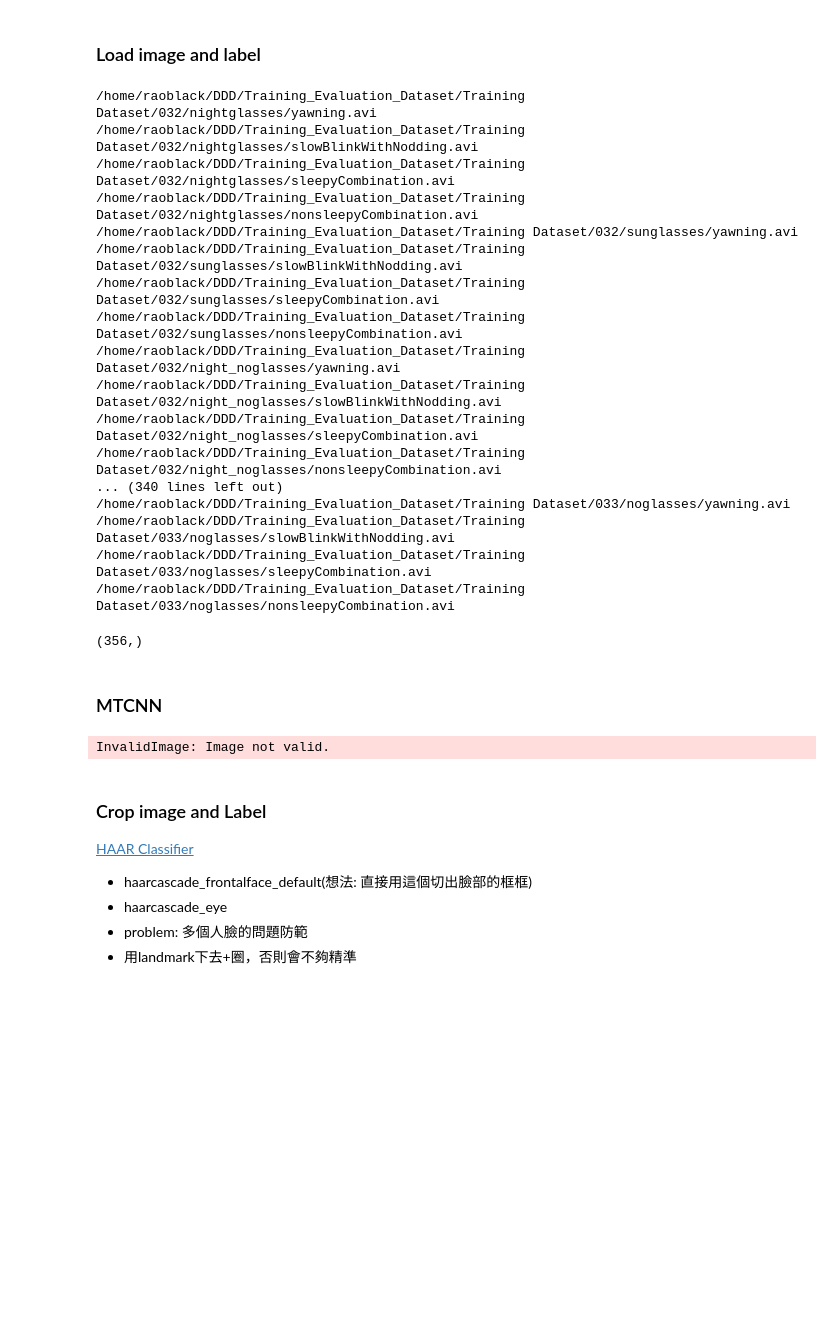
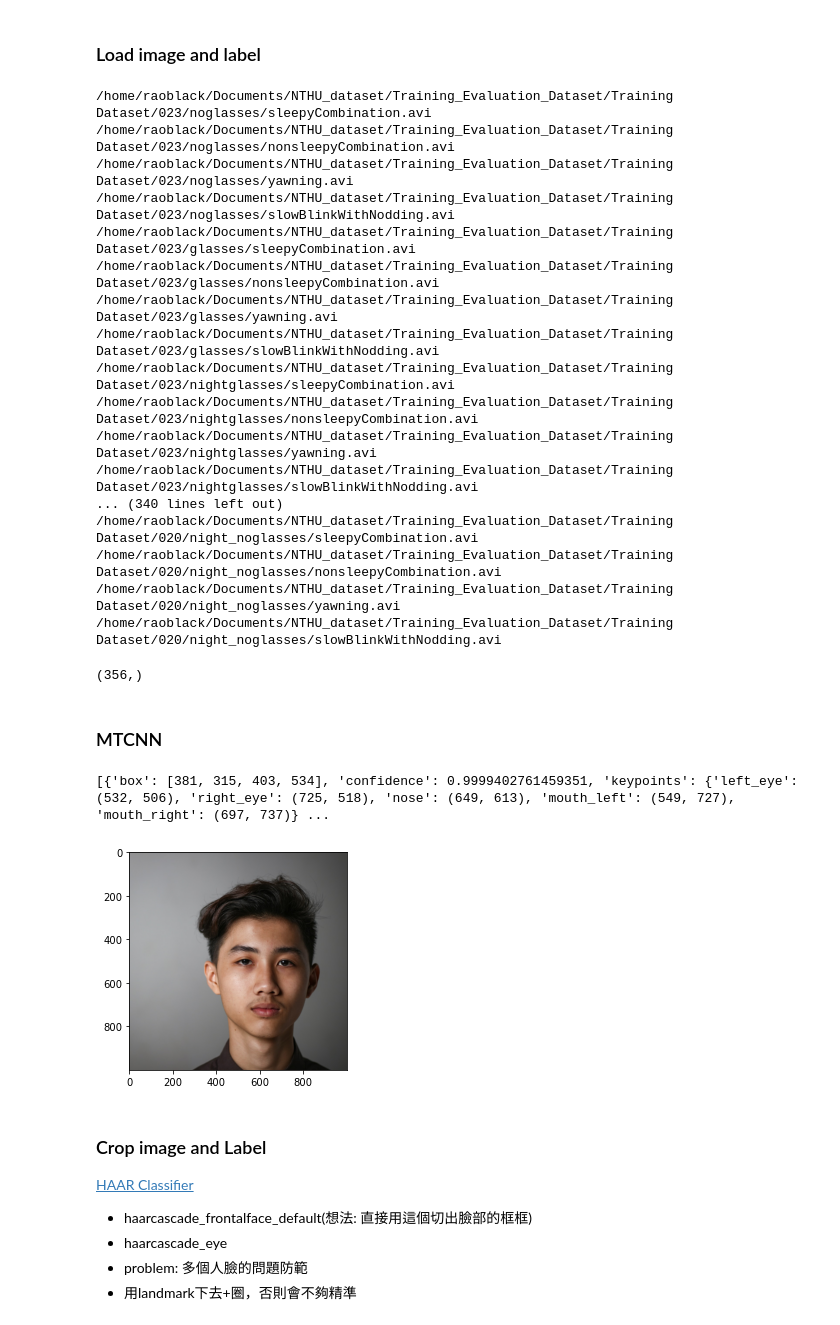
Before and after one commit to kung-bill/Driver_Drowsiness_Detection, a Jupyter notebook: Main.ipynb, the cells around one changed output. Cells and saved outputs as stored; diff of their text form; code cells hidden in the pictures; blank space fills up the shorter version.

```diff
--- a/Main.ipynb
+++ b/Main.ipynb
@@ -4,7 +4,7 @@
 import os
 import numpy as np
 
-path = '/home/raoblack/DDD/Training_Evaluation_Dataset/Training Dataset/'
+path = '/home/raoblack/Documents/NTHU_dataset/Training_Evaluation_Dataset/Training Dataset/'
 
 files = []
 # r=root, d=directories, f = files
@@ -17,35 +17,42 @@ for f in files:
     print(f)
 np.array(files).shape
 # %% [output]
-/home/raoblack/DDD/Training_Evaluation_Dataset/Training Dataset/032/nightglasses/yawning.avi
-/home/raoblack/DDD/Training_Evaluation_Dataset/Training Dataset/032/nightglasses/slowBlinkWithNodding.avi
-/home/raoblack/DDD/Training_Evaluation_Dataset/Training Dataset/032/nightglasses/sleepyCombination.avi
-/home/raoblack/DDD/Training_Evaluation_Dataset/Training Dataset/032/nightglasses/nonsleepyCombination.avi
-/home/raoblack/DDD/Training_Evaluation_Dataset/Training Dataset/032/sunglasses/yawning.avi
-/home/raoblack/DDD/Training_Evaluation_Dataset/Training Dataset/032/sunglasses/slowBlinkWithNodding.avi
-/home/raoblack/DDD/Training_Evaluation_Dataset/Training Dataset/032/sunglasses/sleepyCombination.avi
-/home/raoblack/DDD/Training_Evaluation_Dataset/Training Dataset/032/sunglasses/nonsleepyCombination.avi
-/home/raoblack/DDD/Training_Evaluation_Dataset/Training Dataset/032/night_noglasses/yawning.avi
-/home/raoblack/DDD/Training_Evaluation_Dataset/Training Dataset/032/night_noglasses/slowBlinkWithNodding.avi
-/home/raoblack/DDD/Training_Evaluation_Dataset/Training Dataset/032/night_noglasses/sleepyCombination.avi
-/home/raoblack/DDD/Training_Evaluation_Dataset/Training Dataset/032/night_noglasses/nonsleepyCombination.avi
+/home/raoblack/Documents/NTHU_dataset/Training_Evaluation_Dataset/Training Dataset/023/noglasses/sleepyCombination.avi
+/home/raoblack/Documents/NTHU_dataset/Training_Evaluation_Dataset/Training Dataset/023/noglasses/nonsleepyCombination.avi
+/home/raoblack/Documents/NTHU_dataset/Training_Evaluation_Dataset/Training Dataset/023/noglasses/yawning.avi
+/home/raoblack/Documents/NTHU_dataset/Training_Evaluation_Dataset/Training Dataset/023/noglasses/slowBlinkWithNodding.avi
+/home/raoblack/Documents/NTHU_dataset/Training_Evaluation_Dataset/Training Dataset/023/glasses/sleepyCombination.avi
+/home/raoblack/Documents/NTHU_dataset/Training_Evaluation_Dataset/Training Dataset/023/glasses/nonsleepyCombination.avi
+/home/raoblack/Documents/NTHU_dataset/Training_Evaluation_Dataset/Training Dataset/023/glasses/yawning.avi
+/home/raoblack/Documents/NTHU_dataset/Training_Evaluation_Dataset/Training Dataset/023/glasses/slowBlinkWithNodding.avi
+/home/raoblack/Documents/NTHU_dataset/Training_Evaluation_Dataset/Training Dataset/023/nightglasses/sleepyCombination.avi
+/home/raoblack/Documents/NTHU_dataset/Training_Evaluation_Dataset/Training Dataset/023/nightglasses/nonsleepyCombination.avi
+/home/raoblack/Documents/NTHU_dataset/Training_Evaluation_Dataset/Training Dataset/023/nightglasses/yawning.avi
+/home/raoblack/Documents/NTHU_dataset/Training_Evaluation_Dataset/Training Dataset/023/nightglasses/slowBlinkWithNodding.avi
 ... (340 lines left out)
-/home/raoblack/DDD/Training_Evaluation_Dataset/Training Dataset/033/noglasses/yawning.avi
-/home/raoblack/DDD/Training_Evaluation_Dataset/Training Dataset/033/noglasses/slowBlinkWithNodding.avi
-/home/raoblack/DDD/Training_Evaluation_Dataset/Training Dataset/033/noglasses/sleepyCombination.avi
-/home/raoblack/DDD/Training_Evaluation_Dataset/Training Dataset/033/noglasses/nonsleepyCombination.avi
+/home/raoblack/Documents/NTHU_dataset/Training_Evaluation_Dataset/Training Dataset/020/night_noglasses/sleepyCombination.avi
+/home/raoblack/Documents/NTHU_dataset/Training_Evaluation_Dataset/Training Dataset/020/night_noglasses/nonsleepyCombination.avi
+/home/raoblack/Documents/NTHU_dataset/Training_Evaluation_Dataset/Training Dataset/020/night_noglasses/yawning.avi
+/home/raoblack/Documents/NTHU_dataset/Training_Evaluation_Dataset/Training Dataset/020/night_noglasses/slowBlinkWithNodding.avi
 (356,)
 # %% [markdown]
 ### MTCNN
 # %%
 from mtcnn.mtcnn import MTCNN
 import cv2
+from  matplotlib import pyplot as plt
+%matplotlib inline
 
-img = cv2.imread("frame0.jpg")
+img = cv2.imread("test_face.jpeg")
 detector = MTCNN()
 print(detector.detect_faces(img))
+
+
+plt.imshow(cv2.cvtColor(img, cv2.COLOR_BGR2RGB))
+plt.show()
 # %% [output]
-InvalidImage: Image not valid.
+[{'box': [381, 315, 403, 534], 'confidence': 0.9999402761459351, 'keypoints': {'left_eye': (532, 506), 'right_eye': (725, 518), 'nose': (649, 613), 'mouth_left': (549, 727), 'mouth_right': (697, 737)} ...
+[figure, added]
 # %% [markdown]
 ### Crop image and Label
 
```
Also changed, not shown: parts of 6 cells of this notebook, 37 other files.
